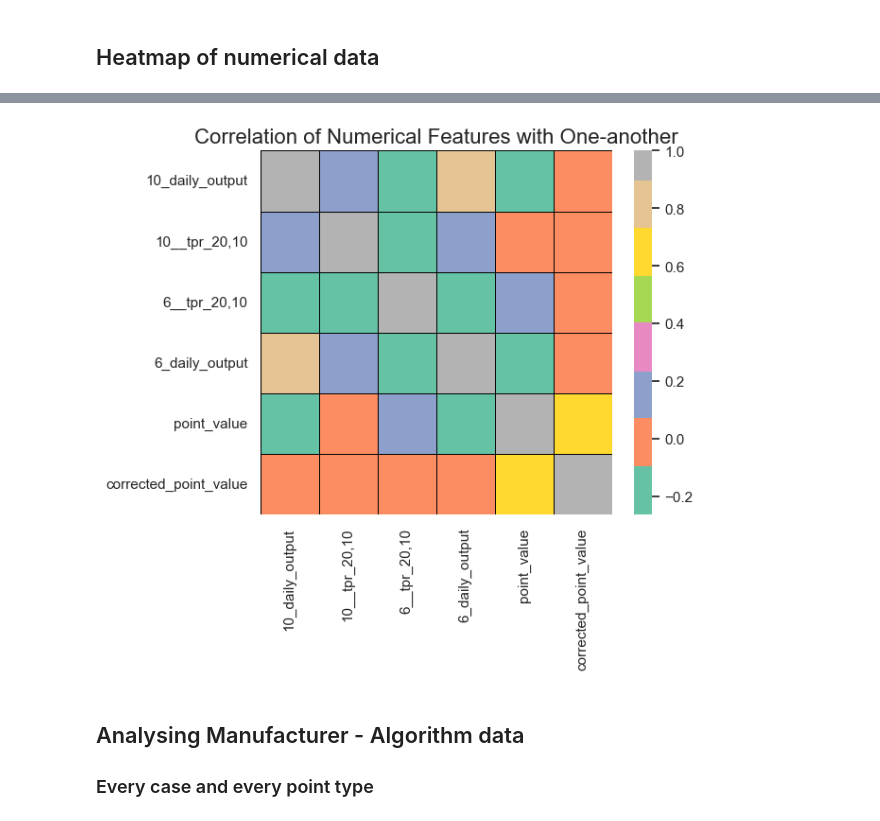
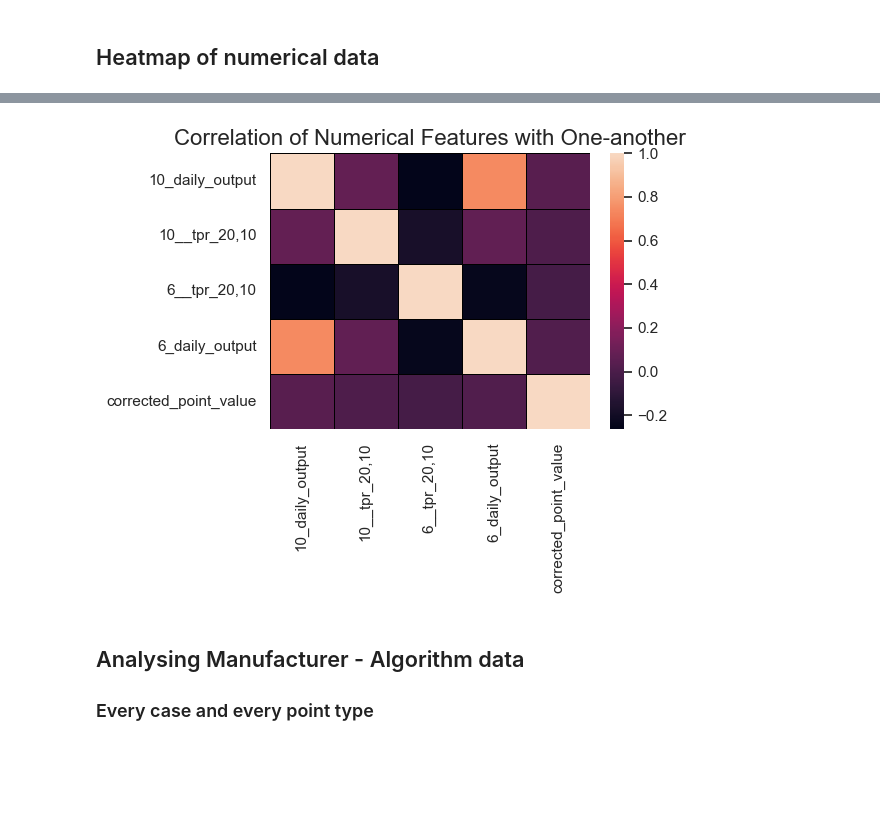
Before and after one commit to Yufengx1/ds-project-group-30, a Jupyter notebook: Numerical Variable Analysis.ipynb, the cells around one changed output, grey strips where cells are left out. Cells and saved outputs as stored; diff of their text form; code cells hidden in the pictures; blank space fills up the shorter version.

```diff
--- a/Numerical Variable Analysis.ipynb
+++ b/Numerical Variable Analysis.ipynb
@@ -422,7 +422,9 @@ plt.show()
 [figure]
 # %%
 # # Columns with more than 35% missing values
-# numerical_columns =  [name for name, value in zip(missing_percent.index, missing_percent.values) if value <= 35]
+numerical_columns =  [name for name, value in zip(missing_percent.index, missing_percent.values) if value <= 35]
+# %%
+numerical_columns.remove('point_value')
 # %%
 # print(f"Total number of features to be included in the numerical analysis: {len(numerical_columns)}\n")
 # for col in df[numerical_columns].columns:
@@ -430,7 +432,7 @@ plt.show()
 # %% [markdown]
 ## Distributions of each feature
 # %%
-num_filled_cells = len(numerical_columns)-1 #7
+num_filled_cells = len(numerical_columns) #7
 for i in range(num_filled_cells):
     sns.set(rc={'figure.figsize':(10,2)})
     sns.set_style("white")
@@ -572,13 +584,13 @@ plt.show()
 # %%
 fig, ax = plt.subplots(figsize=(6,5))         # Sample figsize in inches
 
-sns.heatmap(df[numerical_columns].corr(),linewidths=0.5, linecolor='black', ax=ax, center = 0.4, cmap = ("Set2"))
+sns.heatmap(df[numerical_columns].corr(),linewidths=0.5, linecolor='black', ax=ax, center = 0.4, cmap = ("rocket"))
 plt.title("Correlation of Numerical Features with One-another", size = 16)
-
-# plt.savefig("Figures/Correlation Numerical Features with one another.png",bbox_inches='tight')
+fig.tight_layout()
+plt.savefig("Figures/Correlation Numerical Features with one another.png",bbox_inches='tight')
 plt.show()
 # %% [output]
-[figure, old version]
+[figure, new version]
 # %%
 # per_case_manuf_values = df[["manuf","point_value","case"]].groupby(["case","manuf"]).median()
 # %%
```
Also changed, not shown: parts of 6 cells of this notebook, 4 other files.
